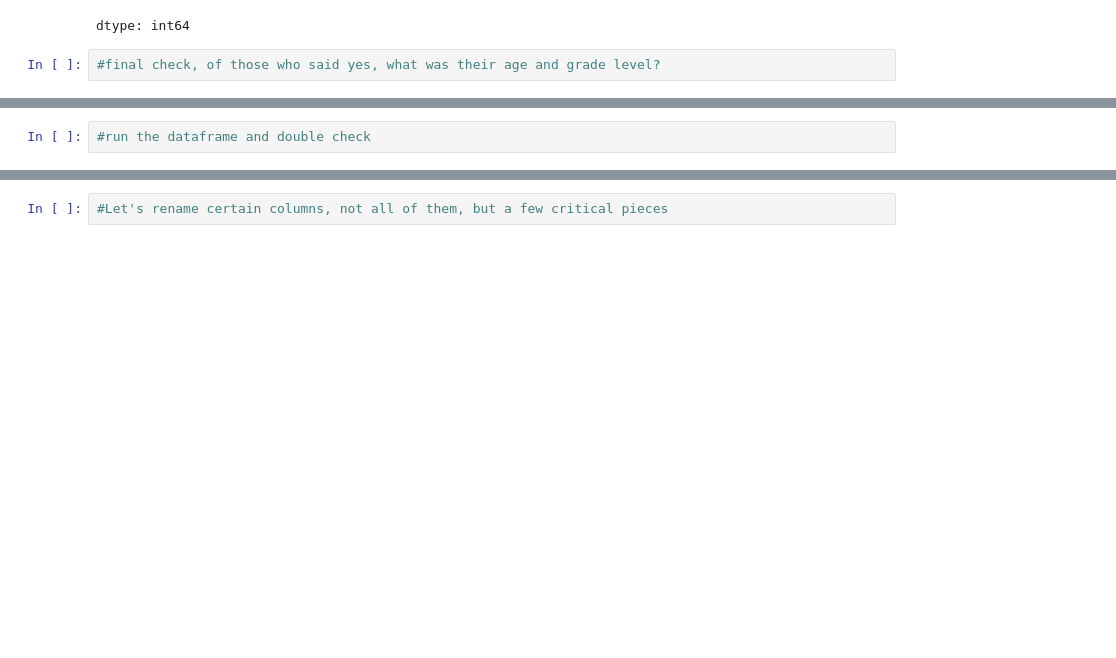
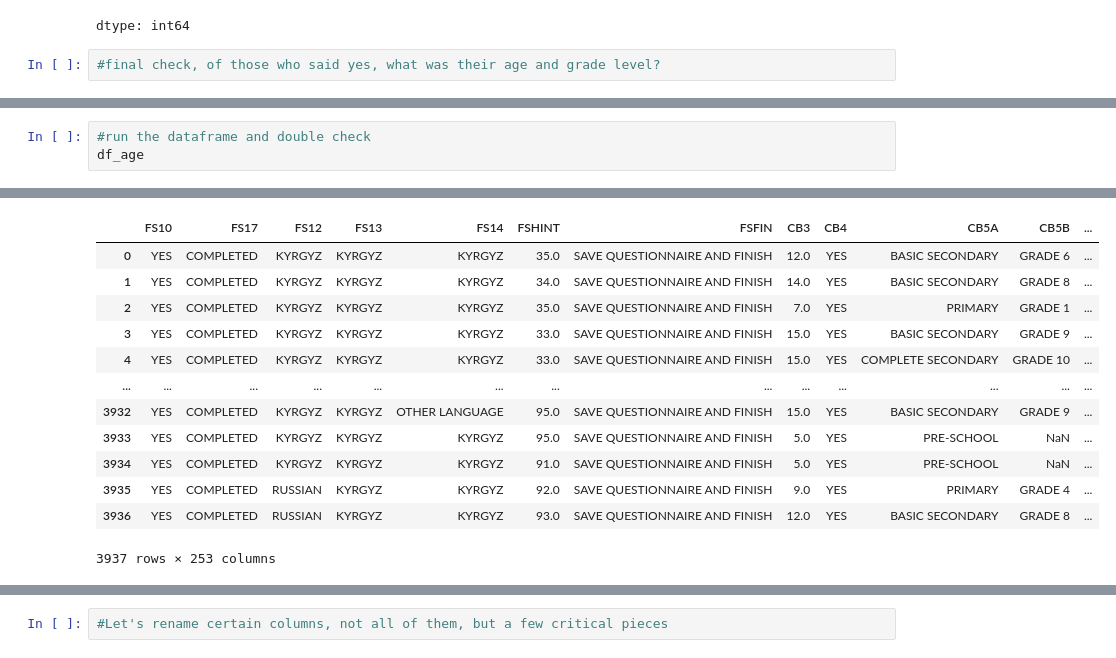
Before and after one commit to Jonchyk/Datamgmt, a Jupyter notebook: PS1.ipynb, the cells around one changed output, grey strips where cells are left out. Saved outputs shown, nothing was run; the diff lists cells and outputs as text; blank space fills up the shorter version.

```diff
--- a/PS1.ipynb
+++ b/PS1.ipynb
@@ -191,2 +196,4 @@ dtype: int64
 # %%
 #run the dataframe and double check
+df_age
+# %% [output]
@@ -192,0 +201,13 @@ dtype: int64
+|  | FS10 | FS17 | FS12 | FS13 | FS14 | FSHINT | FSFIN | CB3 | CB4 | CB5A | CB5B | ... |
+| 0 | YES | COMPLETED | KYRGYZ | KYRGYZ | KYRGYZ | 35.0 | SAVE QUESTIONNAIRE AND FINISH | 12.0 | YES | BASIC SECONDARY | GRADE 6 | ... |
+| 1 | YES | COMPLETED | KYRGYZ | KYRGYZ | KYRGYZ | 34.0 | SAVE QUESTIONNAIRE AND FINISH | 14.0 | YES | BASIC SECONDARY | GRADE 8 | ... |
+| 2 | YES | COMPLETED | KYRGYZ | KYRGYZ | KYRGYZ | 35.0 | SAVE QUESTIONNAIRE AND FINISH | 7.0 | YES | PRIMARY | GRADE 1 | ... |
+| 3 | YES | COMPLETED | KYRGYZ | KYRGYZ | KYRGYZ | 33.0 | SAVE QUESTIONNAIRE AND FINISH | 15.0 | YES | BASIC SECONDARY | GRADE 9 | ... |
+| 4 | YES | COMPLETED | KYRGYZ | KYRGYZ | KYRGYZ | 33.0 | SAVE QUESTIONNAIRE AND FINISH | 15.0 | YES | COMPLETE SECONDARY | GRADE 10 | ... |
+| ... | ... | ... | ... | ... | ... | ... | ... | ... | ... | ... | ... | ... |
+| 3932 | YES | COMPLETED | KYRGYZ | KYRGYZ | OTHER LANGUAGE | 95.0 | SAVE QUESTIONNAIRE AND FINISH | 15.0 | YES | BASIC SECONDARY | GRADE 9 | ... |
+| 3933 | YES | COMPLETED | KYRGYZ | KYRGYZ | KYRGYZ | 95.0 | SAVE QUESTIONNAIRE AND FINISH | 5.0 | YES | PRE-SCHOOL | NaN | ... |
+| 3934 | YES | COMPLETED | KYRGYZ | KYRGYZ | KYRGYZ | 91.0 | SAVE QUESTIONNAIRE AND FINISH | 5.0 | YES | PRE-SCHOOL | NaN | ... |
+| 3935 | YES | COMPLETED | RUSSIAN | KYRGYZ | KYRGYZ | 92.0 | SAVE QUESTIONNAIRE AND FINISH | 9.0 | YES | PRIMARY | GRADE 4 | ... |
+| 3936 | YES | COMPLETED | RUSSIAN | KYRGYZ | KYRGYZ | 93.0 | SAVE QUESTIONNAIRE AND FINISH | 12.0 | YES | BASIC SECONDARY | GRADE 8 | ... |
+3937 rows × 253 columns
```
Also changed, not shown: parts of 7 cells of this notebook.
